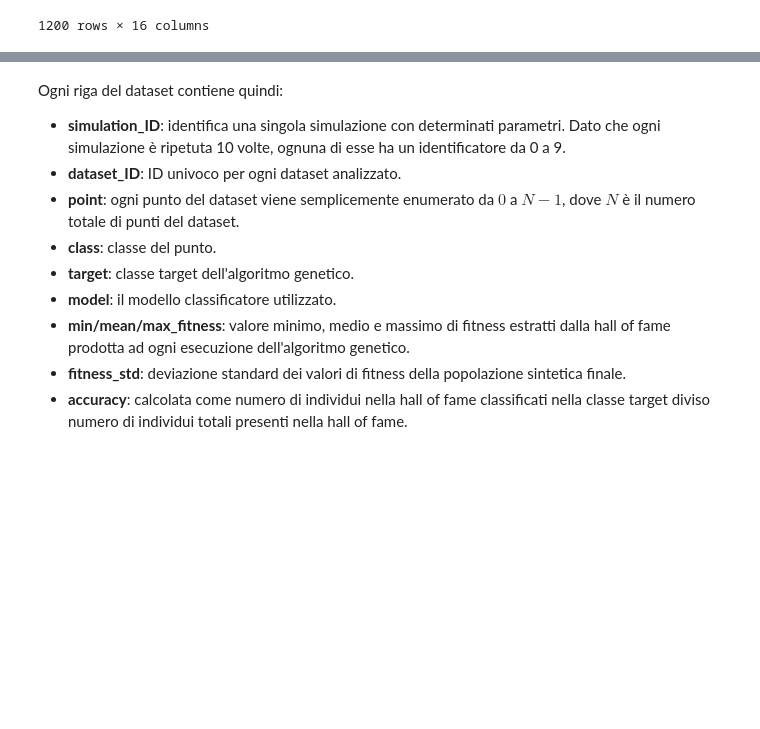
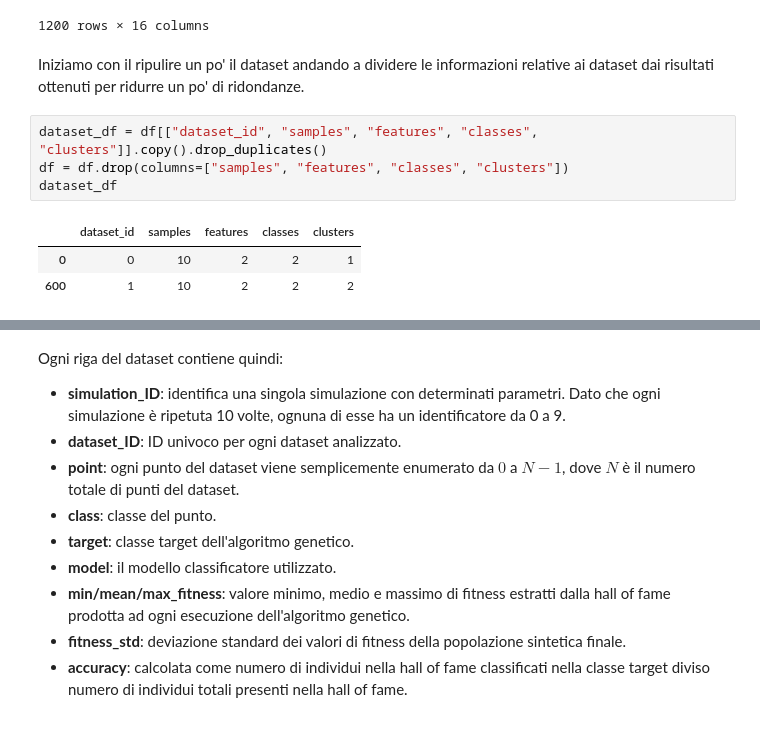
Before and after one commit to FedericoBustaffa/neighborhood_generator, a Jupyter notebook: notebooks/Analisi.ipynb, the cells around one changed output, grey strips where cells are left out. Drawn from its saved outputs; the diff is of its cells as text; blank space fills up the shorter version.

```diff
--- a/notebooks/Analisi.ipynb
+++ b/notebooks/Analisi.ipynb
@@ -25,3 +25,14 @@ df
 | 1198 | 1 | 4 | 10 | 2 | 2 | 2 | 4000 | 9 | 0 | ... |
 | 1199 | 1 | 4 | 10 | 2 | 2 | 2 | 4000 | 9 | 0 | ... |
 1200 rows × 16 columns
+# %% [markdown]
+Iniziamo con il ripulire un po' il dataset andando a dividere le informazioni
+relative ai dataset dai risultati ottenuti per ridurre un po' di ridondanze.
+# %%
+dataset_df = df[["dataset_id", "samples", "features", "classes", "clusters"]].copy().drop_duplicates()
+df = df.drop(columns=["samples", "features", "classes", "clusters"])
+dataset_df
+# %% [output]
+|  | dataset_id | samples | features | classes | clusters |
+| 0 | 0 | 10 | 2 | 2 | 1 |
+| 600 | 1 | 10 | 2 | 2 | 2 |
```
Also changed, not shown: parts of 5 cells of this notebook.
